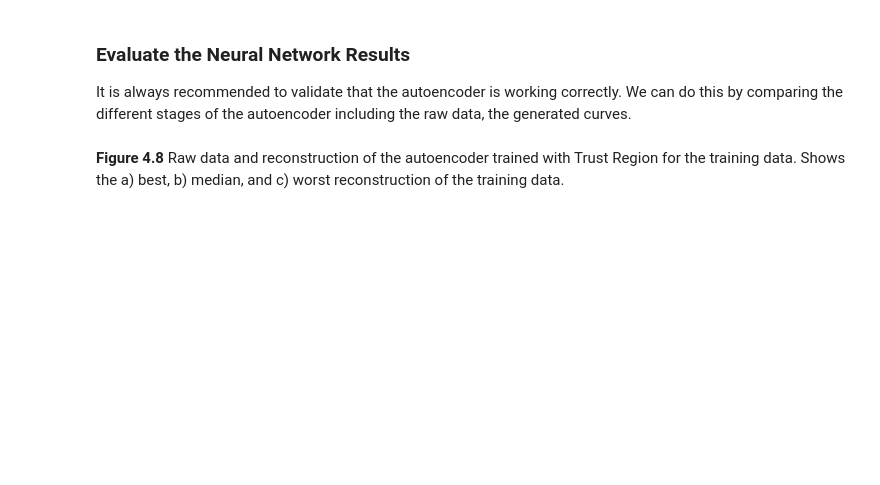
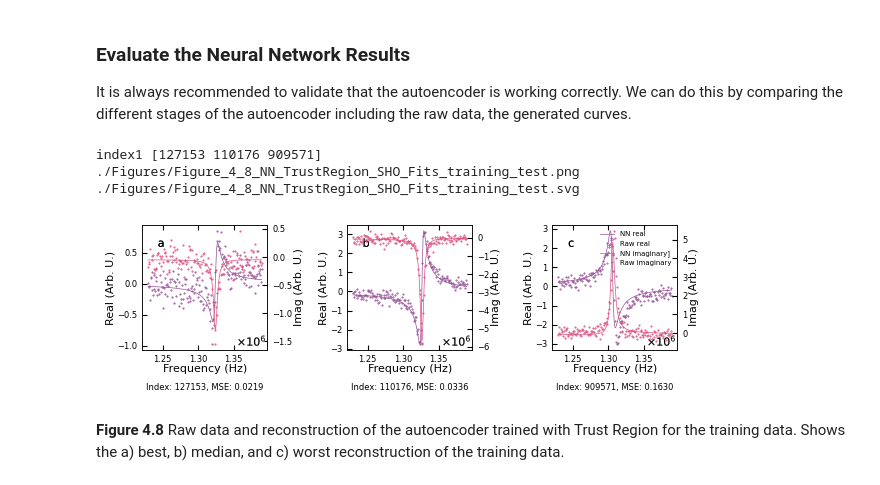
Before and after one commit to m3-learning/Rapid-Fitting-BEPFM-NN, a Jupyter notebook: notebooks/4_Second_Order_Optimizers copy.ipynb, the cells around one changed output. Drawn from its saved outputs; the diff is of its cells as text; code cells hidden in the pictures; blank space fills up the shorter version.

```diff
--- a/notebooks/4_Second_Order_Optimizers copy.ipynb
+++ b/notebooks/4_Second_Order_Optimizers copy.ipynb
@@ -401,0 +452,31 @@ TRCG_model.fit(
+# %%
+optimizer = {"name": "TRCG", "optimizer":TRCG, "radius": 5, "device": "cuda","ADAM_epochs": 2}
+
+# constructs a test train split
+X_train, X_test, y_train, y_test = BE_viz.test_train_split_(shuffle=True)
+
+set_seeds(seed=42)
+
+postprocessor = ComplexPostProcessor(BE_viz,device=device)
+
+TRCG_ = Multiscale1DFitter(SHO_nn, # function
+                            BE_viz.frequency_bin, # x data
+                            2, # input channels
+                            4, # output channels
+                            BE_viz.SHO_scaler,
+                            postprocessor)
+
+# instantiate the model
+TRCG_model = Model(TRCG_, BE_viz, training=True, model_basename="SHO_Fitter_original_data_TRCG",
+                   datafed_path = "2024_SHO_Fitting/TR_NN_SHO_Fitter",
+                   script_path = f"{os.getcwd()}/4_Second_Order_Optimizers.ipynb")
+
+
+
+
+TRCG_model.fit(
+    X_train,
+    5000,
+    optimizer=optimizer,
+    epochs = 5,
+)
@@ -406,11 +505,16 @@ It is always recommended to validate that the autoencoder is working correctly.
 # %%
 d1, d2, index1, mse1 = BE_viz.bmw_nn(
     X_train,
     prediction=TRCG_model,
     out_state={"scaled": True, "raw_format": "complex"},
     returns=True,
-    filename="Figure_4_8_NN_TrustRegion_SHO_Fits_training",
+    filename="Figure_4_8_NN_TrustRegion_SHO_Fits_training_test",
 )
+# %% [output]
+index1 [127153 110176 909571]
+./Figures/Figure_4_8_NN_TrustRegion_SHO_Fits_training_test.png
+./Figures/Figure_4_8_NN_TrustRegion_SHO_Fits_training_test.svg
+[figure, added]
 # %% [markdown]
 **Figure 4.8** Raw data and reconstruction of the autoencoder trained with Trust Region for the training data. Shows the a) best, b) median, and c) worst reconstruction of the training data.
 # %%
```
Also changed, not shown: parts of 18 cells of this notebook, 1 other file.
